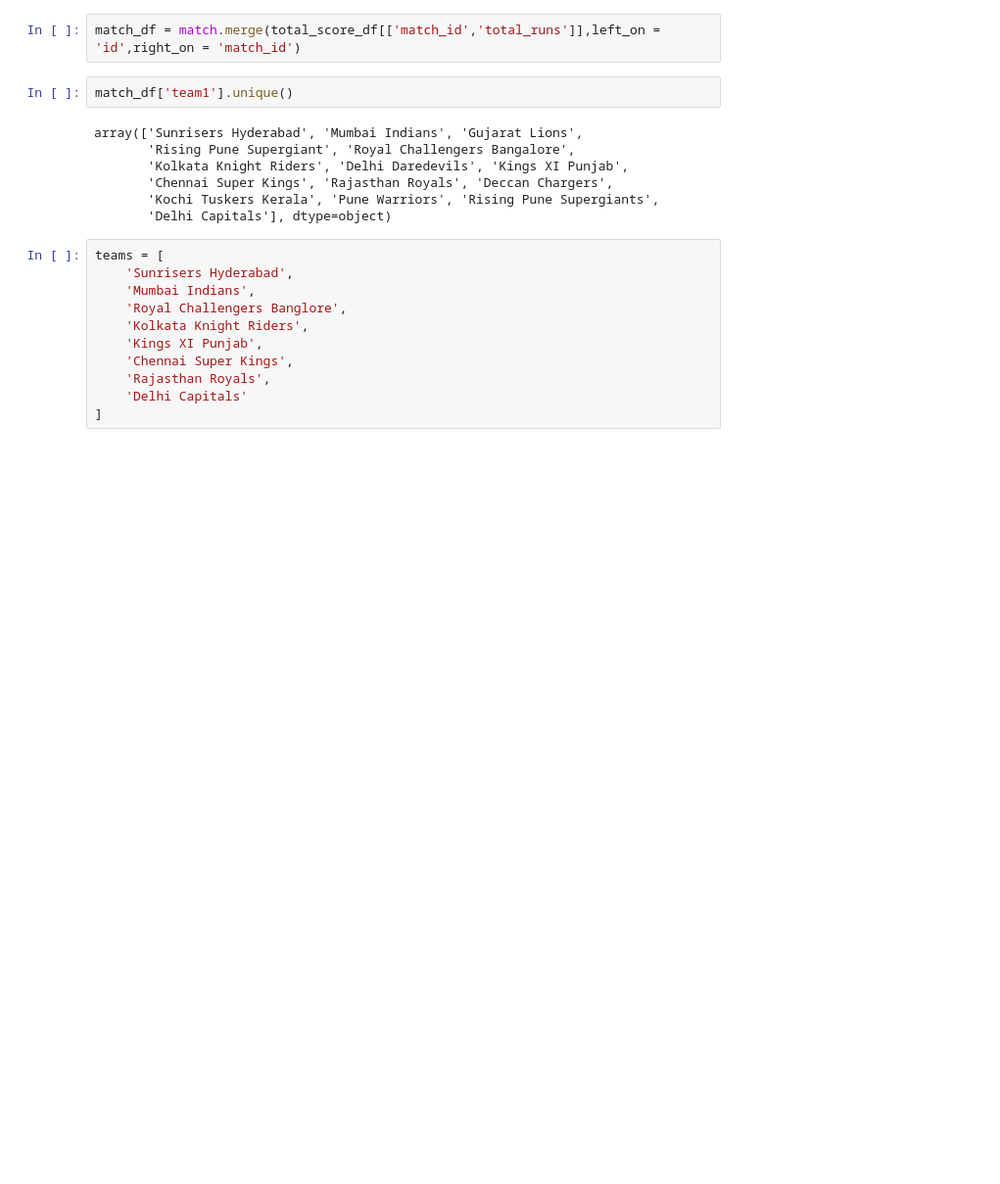
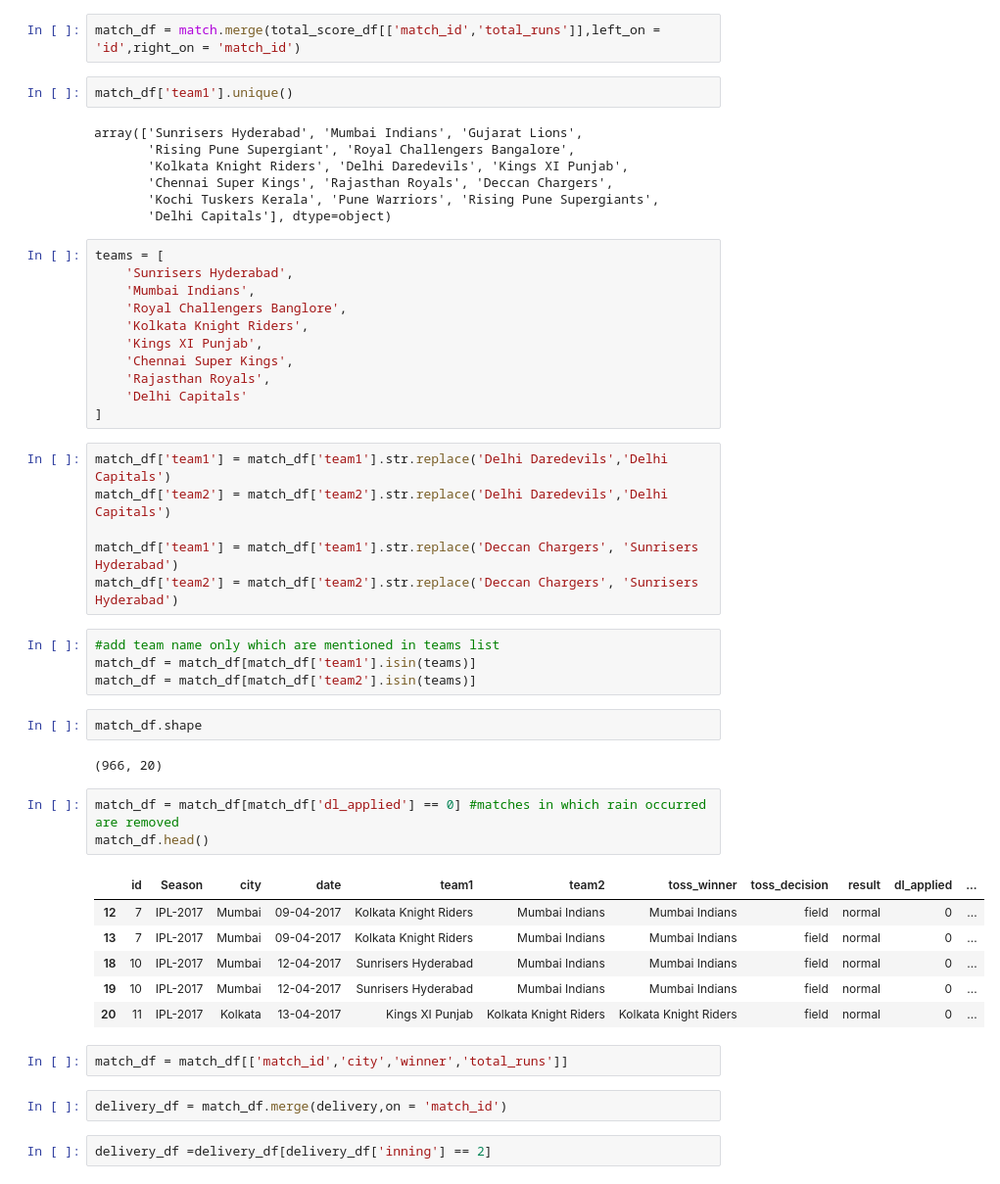
Before and after one commit to bhatsneha23/IPL-WIN-PROBABILITY-PREDICTOR-, a Jupyter notebook: code/this1.ipynb, the cells around one changed output. Shown at 98% size. Drawn from its saved outputs; the diff is of its cells as text; blank space fills up the shorter version.

```diff
--- a/code/this1.ipynb
+++ b/code/this1.ipynb
@@ -62,3 +66,33 @@ teams = [
     'Rajasthan Royals',
     'Delhi Capitals'
 ]
+# %%
+match_df['team1'] = match_df['team1'].str.replace('Delhi Daredevils','Delhi Capitals')
+match_df['team2'] = match_df['team2'].str.replace('Delhi Daredevils','Delhi Capitals')
+
+match_df['team1'] = match_df['team1'].str.replace('Deccan Chargers', 'Sunrisers Hyderabad')
+match_df['team2'] = match_df['team2'].str.replace('Deccan Chargers', 'Sunrisers Hyderabad')
+# %%
+#add team name only which are mentioned in teams list
+match_df = match_df[match_df['team1'].isin(teams)]
+match_df = match_df[match_df['team2'].isin(teams)]
+# %%
+match_df.shape
+# %% [output]
+(966, 20)
+# %%
+match_df = match_df[match_df['dl_applied'] == 0] #matches in which rain occurred are removed
+match_df.head()
+# %% [output]
+|  | id | Season | city | date | team1 | team2 | toss_winner | toss_decision | result | dl_applied | ... |
+| 12 | 7 | IPL-2017 | Mumbai | 09-04-2017 | Kolkata Knight Riders | Mumbai Indians | Mumbai Indians | field | normal | 0 | ... |
+| 13 | 7 | IPL-2017 | Mumbai | 09-04-2017 | Kolkata Knight Riders | Mumbai Indians | Mumbai Indians | field | normal | 0 | ... |
+| 18 | 10 | IPL-2017 | Mumbai | 12-04-2017 | Sunrisers Hyderabad | Mumbai Indians | Mumbai Indians | field | normal | 0 | ... |
+| 19 | 10 | IPL-2017 | Mumbai | 12-04-2017 | Sunrisers Hyderabad | Mumbai Indians | Mumbai Indians | field | normal | 0 | ... |
+| 20 | 11 | IPL-2017 | Kolkata | 13-04-2017 | Kings XI Punjab | Kolkata Knight Riders | Kolkata Knight Riders | field | normal | 0 | ... |
+# %%
+match_df = match_df[['match_id','city','winner','total_runs']]
+# %%
+delivery_df = match_df.merge(delivery,on = 'match_id')
+# %%
+delivery_df =delivery_df[delivery_df['inning'] == 2]
```
Also changed, not shown: parts of 6 cells of this notebook.
